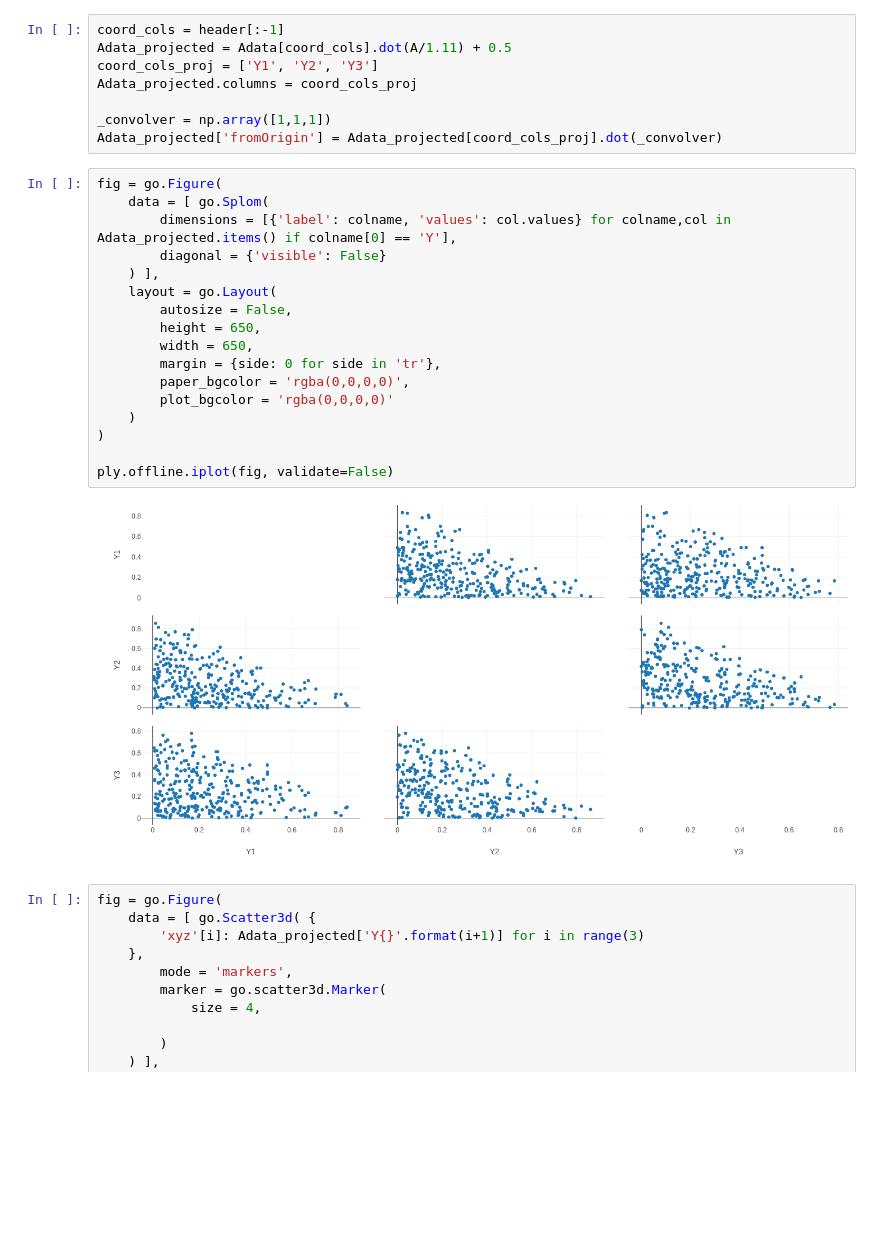
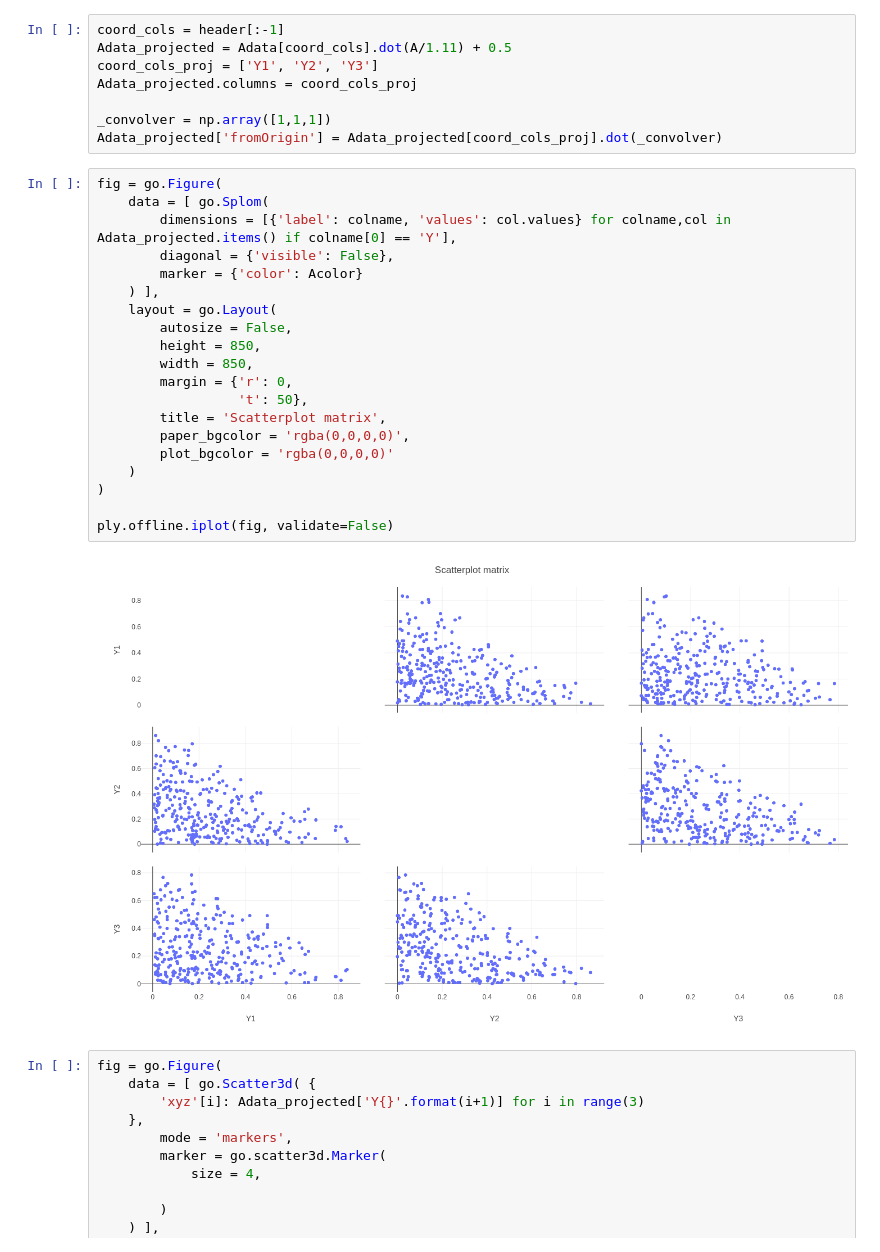
Before and after one commit to nicolagennaro/Data_Viz, a Jupyter notebook: AnonymousDS_stats.ipynb, the cells around one changed output. Saved outputs shown, nothing was run; the diff lists cells and outputs as text; blank space fills up the shorter version.

```diff
--- a/AnonymousDS_stats.ipynb
+++ b/AnonymousDS_stats.ipynb
@@ -234,22 +244,25 @@ Adata_projected['fromOrigin'] = Adata_projected[coord_cols_proj].dot(_convolver)
 # %%
 fig = go.Figure(
     data = [ go.Splom(
         dimensions = [{'label': colname, 'values': col.values} for colname,col in Adata_projected.items() if colname[0] == 'Y'],
-        diagonal = {'visible': False}
+        diagonal = {'visible': False},
+        marker = {'color': Acolor}
     ) ],
     layout = go.Layout(
         autosize = False,
-        height = 650,
-        width = 650,
-        margin = {side: 0 for side in 'tr'},
+        height = 850,
+        width = 850,
+        margin = {'r': 0,
+                  't': 50},
+        title = 'Scatterplot matrix',
         paper_bgcolor = 'rgba(0,0,0,0)',
         plot_bgcolor = 'rgba(0,0,0,0)'
     )
 )
 
 ply.offline.iplot(fig, validate=False)
 # %% [output]
-[figure, old version]
+[figure, new version]
 # %%
 fig = go.Figure(
     data = [ go.Scatter3d( {
```
Also changed, not shown: parts of 4 cells of this notebook, 11 other files.
